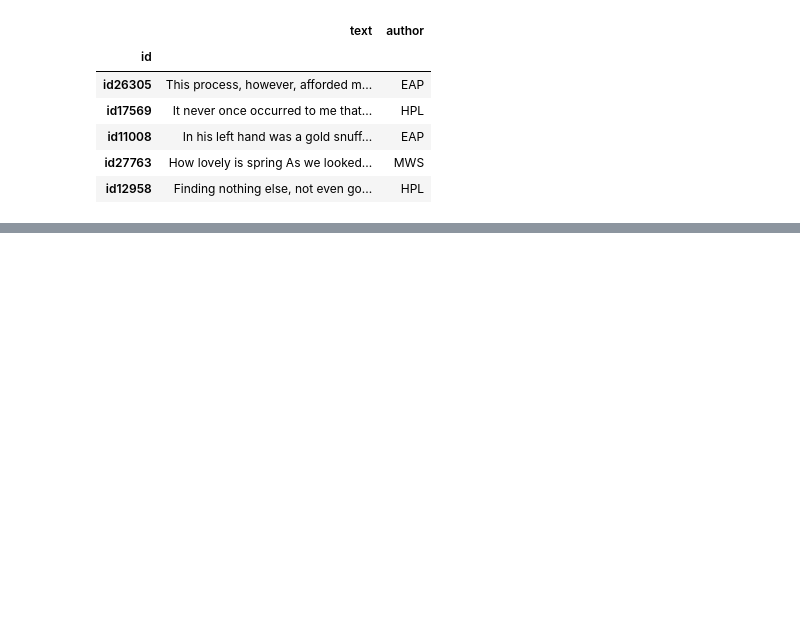
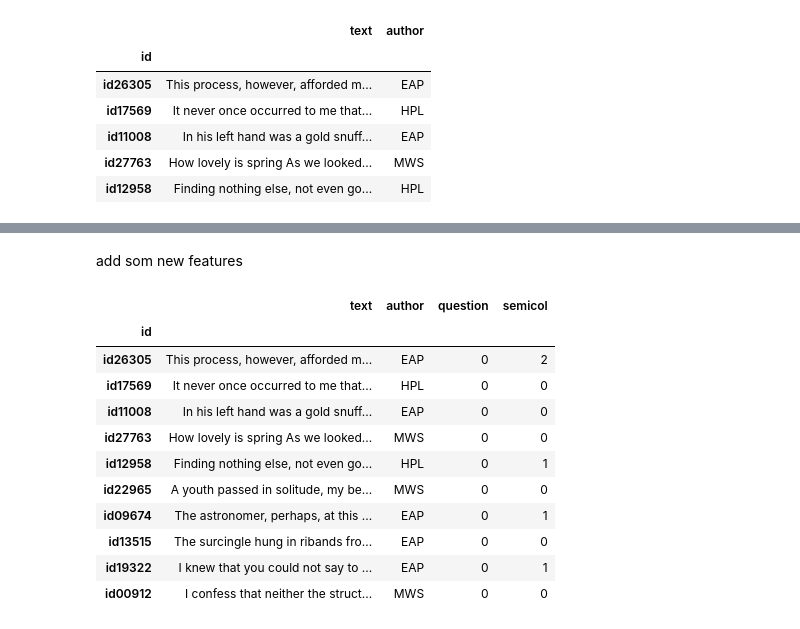
Before and after one commit to bobev18/spooky, a Jupyter notebook: spooky.ipynb, the cells around one changed output, grey strips where cells are left out. Saved outputs shown, nothing was run; the diff lists cells and outputs as text; code cells hidden in the pictures; blank space fills up the shorter version.

```diff
--- a/spooky.ipynb
+++ b/spooky.ipynb
@@ -77,3 +58,0 @@ Name: text, dtype: int64
-# %%
-pd.options.display.max_rows = 100
-[ print(train['text'].loc[z], train['author'].loc[z]) for z in question.sort_values(ascending=False).head(10).index ];
@@ -90,0 +90,7 @@ and whence came he? and what were his purposes? EAP
+# %%
+pd.set_option('display.float_format', '{:.2f}'.format)
+slice_ = train.text[:10]
+print('decision func:\n', pipeline.decision_function(slice_))
+print('predict_proba:\n', np.round(pipeline.predict_proba(slice_),3))
+print('predict :', pipeline.predict(slice_))
+print('observed:', train.author.values[:10])
@@ -90,0 +241,22 @@ and whence came he? and what were his purposes? EAP
+# %% [markdown]
+add som new features
+# %%
+explore = train.copy()
+
+for name, char in {'question': '?', 'semicol': ';'}.items():
+    explore[name] = explore.text.apply(lambda s: s.count(char))
+
+explore[:10]
+# %% [output]
+|  | text | author | question | semicol |
+| id |  |  |  |  |
+| id26305 | This process, however, afforded m... | EAP | 0 | 2 |
+| id17569 | It never once occurred to me that... | HPL | 0 | 0 |
+| id11008 | In his left hand was a gold snuff... | EAP | 0 | 0 |
+| id27763 | How lovely is spring As we looked... | MWS | 0 | 0 |
+| id12958 | Finding nothing else, not even go... | HPL | 0 | 1 |
+| id22965 | A youth passed in solitude, my be... | MWS | 0 | 0 |
+| id09674 | The astronomer, perhaps, at this ... | EAP | 0 | 1 |
+| id13515 | The surcingle hung in ribands fro... | EAP | 0 | 0 |
+| id19322 | I knew that you could not say to ... | EAP | 0 | 1 |
+| id00912 | I confess that neither the struct... | MWS | 0 | 0 |
```
Also changed, not shown: parts of 45 cells of this notebook.
